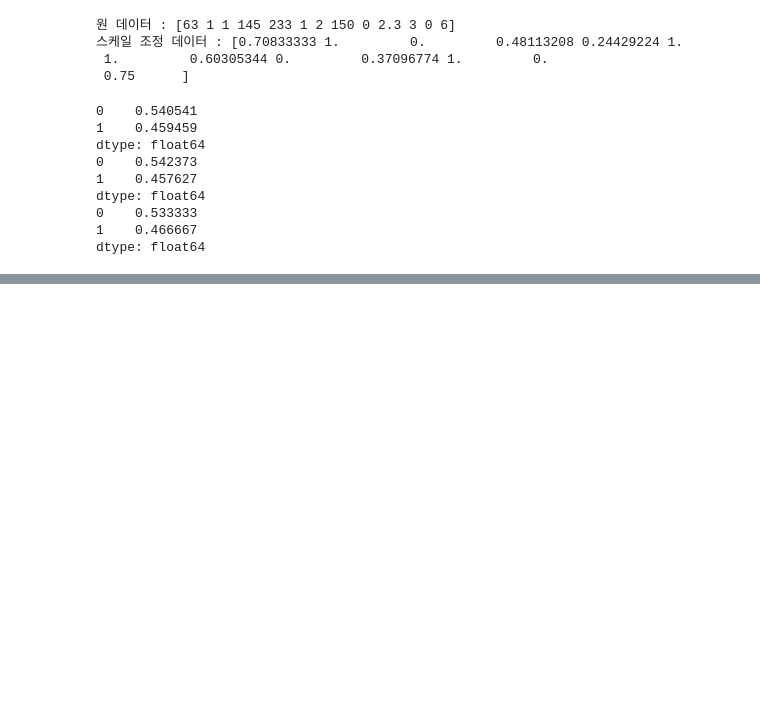
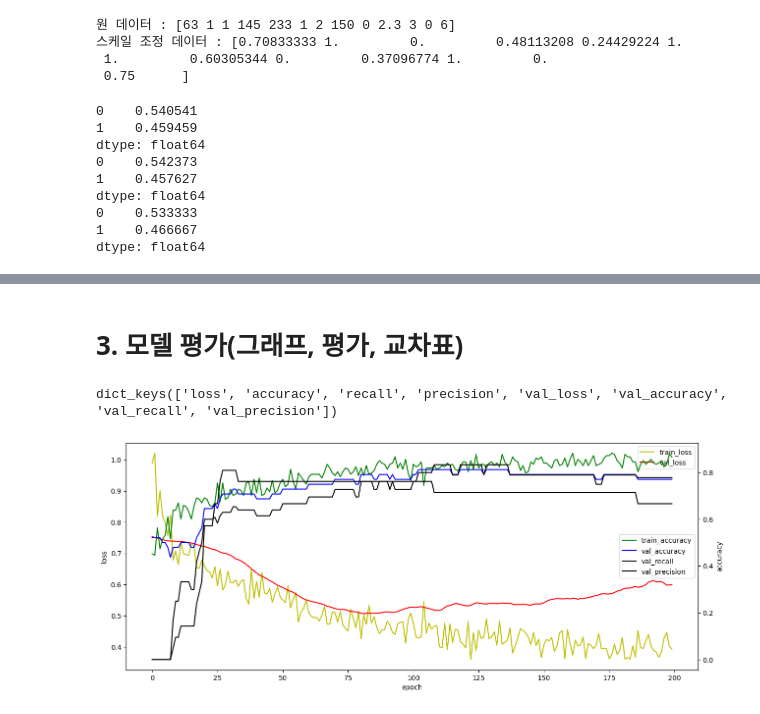
Before and after one commit to 4aix/ai, a Jupyter notebook: source/05_DeepLearning/06_심장병발병예측(로지스틱회귀,분류)_과적합방지.ipynb, the cells around one changed output, grey strips where cells are left out. Drawn from its saved outputs; the diff is of its cells as text; code cells hidden in the pictures; blank space fills up the shorter version.

```diff
--- a/source/05_DeepLearning/06_심장병발병예측(로지스틱회귀,분류)_과적합방지.ipynb
+++ b/source/05_DeepLearning/06_심장병발병예측(로지스틱회귀,분류)_과적합방지.ipynb
@@ -252,10 +255,24 @@ X_train.shape, y_train.shape, X_test.shape, y_test.shape
 # %%
+from tensorflow.keras.layers import BatchNormalization
+from tensorflow.keras.regularizers import l2
 model = Sequential(name='sequential')
-model.add(Dense(units=32, input_dim=13, activation='relu'))
-model.add(Dense(units=16, activation='relu'))
-model.add(Dense(units=8, activation='relu'))
+model.add(Dense(units=32, input_dim=13, activation='relu',
+               kernel_regularizer=l2(0.001)))
+model.add(BatchNormalization()) # 출력층의 정규화
+model.add(Dropout(0.4))         # 40%를 랜덤하게 꺼서 과적합 방지
+model.add(Dense(units=16, activation='relu', kernel_regularizer=l2(0.001) ))
+model.add(BatchNormalization())
+model.add(Dropout(0.4))
+model.add(Dense(units=8, activation='relu', kernel_regularizer=l2(0.001)))
+model.add(BatchNormalization())
+model.add(Dropout(0.2))
 model.add(Dense(units=1, activation='sigmoid'))
 model.summary()
+# Dense층 뒤에 배치정규화층에서의 파라미터 : Dense층(32) 출력갯수 * 4
+    # ggamma(스케일) - 32 (학습됨)
+    # beta(이동)     - 32 (학습됨)
+    # moving_mean(이동평균) - 32 (학습안됨)
+    # moving_variance(이동분산) - 32 (학습 안됨)
 # %% [output]
 Model: "sequential"
 _________________________________________________________________
@@ -288,6 +327,8 @@ model.compile(loss='binary_crossentropy',
 # 학습
 hist = model.fit(X_train, y_train, # 학습데이터
                 epochs=200, # 학습횟수
+                validation_split=0.2, # 학습데이터에서 20%를 검증데이터로 사용
+
                 verbose=2)
 # %% [output]
 Epoch 1/200
@@ -309,0 +351,24 @@ Epoch 200/200
+# %% [markdown]
+# 3. 모델 평가(그래프, 평가, 교차표)
+# %%
+hist.history.keys()
+# %% [output]
+dict_keys(['loss', 'accuracy', 'recall', 'precision', 'val_loss', 'val_accuracy', 'val_recall', 'val_precision'])
+# %%
+fig, loss_ax = plt.subplots(figsize=(15,6))
+loss_ax.plot(hist.history['loss'], 'y', label='train_loss')
+loss_ax.plot(hist.history['val_loss'], 'r', label='val_loss')
+acc_ax = loss_ax.twinx()
+acc_ax.plot(hist.history['accuracy'], 'g', label='train_accuracy')
+acc_ax.plot(hist.history['val_accuracy'], 'b', label='val_accuracy')
+acc_ax.plot(hist.history['val_recall'], 'k', label='val_recall') # recall(검정)
+acc_ax.plot(hist.history['val_precision'], 'k', label='val_precision') # precision(검정)
+
+acc_ax.set_ylabel('accuracy')
+loss_ax.set_xlabel('epoch')
+loss_ax.set_ylabel('loss')
+loss_ax.legend(loc='upper right')
+acc_ax.legend(loc='center right')
+plt.show()
+# %% [output]
+[figure, added]
```
Also changed, not shown: parts of 9 cells of this notebook.
